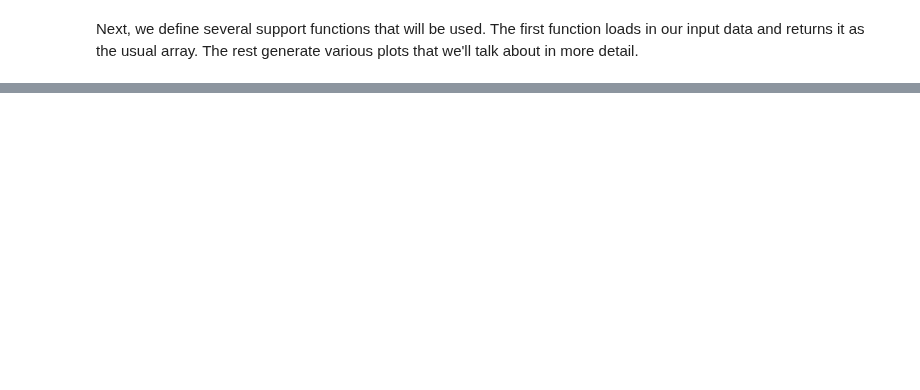
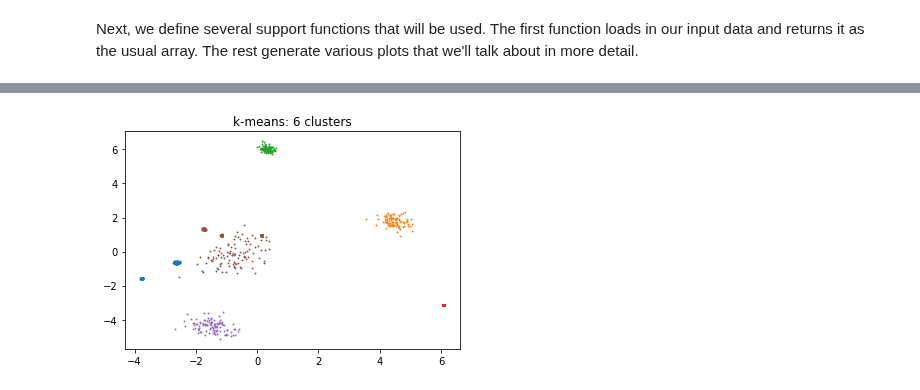
Before and after one commit to rkingery/ml_tutorials, a Jupyter notebook: unsupervised_learning.ipynb, the cells around one changed output, grey strips where cells are left out. Cells and saved outputs as stored; diff of their text form; code cells hidden in the pictures; blank space fills up the shorter version.

```diff
--- a/unsupervised_learning.ipynb
+++ b/unsupervised_learning.ipynb
@@ -90,0 +106,7 @@ Now let's do some clustering on our new 2-dimensional dataset. The most popular
+# %%
+model = KMeans(n_clusters=6)
+model.fit(X_pca)
+y = model.predict(X_pca)
+plot_clusters(X_pca,y,'k-means')
+# %% [output]
+[figure, added]
```
Also changed, not shown: parts of 19 cells of this notebook, 1 other file.
